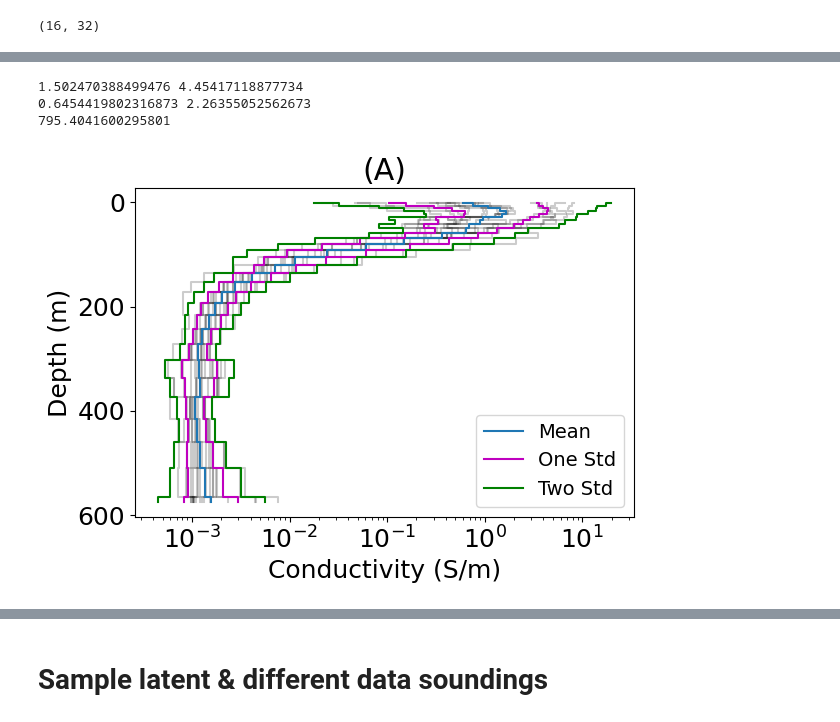
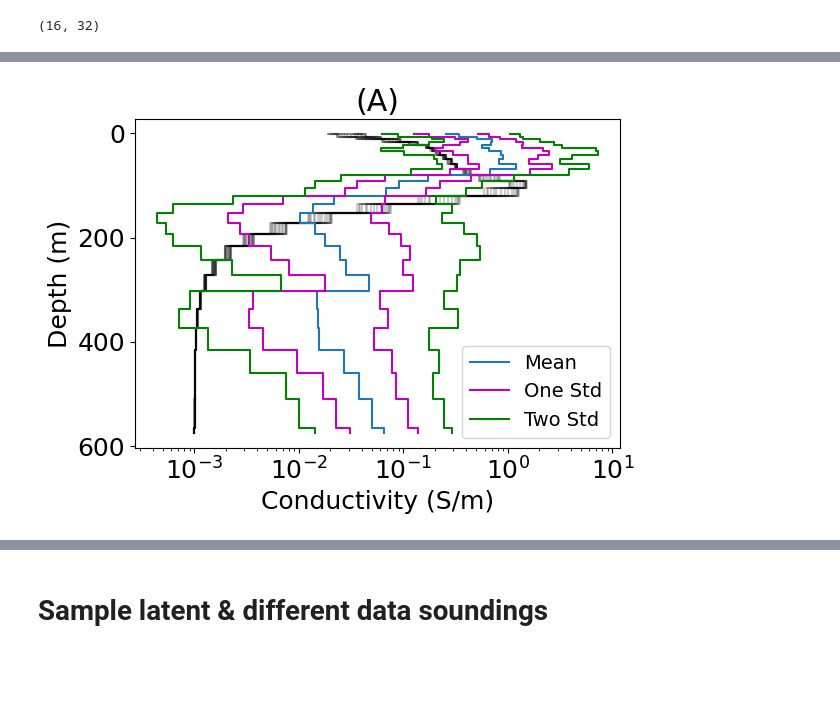
Before and after one commit to sarafhirsch/EM-CVAE-Graduate_Research, a Jupyter notebook: MT_64_Updated.ipynb, the cells around one changed output, grey strips where cells are left out. Drawn from its saved outputs; the diff is of its cells as text; code cells hidden in the pictures; blank space fills up the shorter version.

```diff
--- a/MT_64_Updated.ipynb
+++ b/MT_64_Updated.ipynb
@@ -421,7 +421,7 @@ network = vae.CVAE(depths,
                    norm_pad=norm_pad,
                    data_std=0.1,
                    model_std=.01,
-                   beta_vae=4,
+                   beta_vae=0.1,
                    model_loss_type='mae',
                    data_loss_type='mae'
                   )
@@ -662,9 +662,9 @@ network = vae.CVAE(depths,
 #                    model_std=model_std,
                    model_std=model_std_vec.reshape(1, -1, 1),
                    latent_dim=20,
-                   beta_vae=0.01,
-                   model_loss_type='mae',
-                   data_loss_type='mae'
+                   beta_vae=0.1,
+                   model_loss_type='mse',
+                   data_loss_type='mse'
                   )
 
 # double check forward model
@@ -1304,48 +1384,43 @@ plt.show()
 # %%
-import numpy as np
+true_models2 = np.squeeze(true_test1)
+
 mean_cond2 = np.mean(zmd2_logs,axis=0)
-mean_true_cond2 = np.mean(true_test1, axis=0)
+# mean_true_cond2 = np.mean(true_models2, axis=0)
 std_cond = np.std(zmd2_logs,axis=0)
 # print(std_cond)
 # print(mean_cond2)
 
-true_models2 = np.squeeze(true_test1)
+# mae2_log = mean_absolute_error(true_models2, zmd2_logs)
+# mse2_log = mean_squared_error(true_models2, zmd2_logs)
 
-mae2_log = mean_absolute_error(true_models2, zmd2_logs)
-mse2_log = mean_squared_error(true_models2, zmd2_logs)
+# mae2_linear = mean_absolute_error(np.exp(true_models2), np.exp(zmd2_logs))
+# mse2_linear = mean_squared_error(np.exp(true_models2), np.exp(zmd2_logs))
 
-mae2_linear = mean_absolute_error(np.exp(true_models2), np.exp(zmd2_logs))
-mse2_linear = mean_squared_error(np.exp(true_models2), np.exp(zmd2_logs))
+# percent_error2 = mean_absolute_percentage_error(np.exp(true_models2), np.exp(zmd2_logs))
 
-percent_error2 = mean_absolute_percentage_error(np.exp(true_models2), np.exp(zmd2_logs))
-
-print(mae2_log, mse2_log)
-print(mae2_linear, mse2_linear)
-print(percent_error2)
+# print(mae2_log, mse2_log)
+# print(mae2_linear, mse2_linear)
+# print(percent_error2)
-# %% [output]
-1.502470388499476 4.45417118877734
-0.6454419802316873 2.26355052562673
-795.4041600295801
 # %%
 fig, ax = plt.subplots()
-for log in zmd2_logs:
+for log in true_models2:
     ax.plot(np.exp(log[:-2]), plot_depths[:-2],drawstyle='steps-post', c='k', alpha=0.2)
 ax.plot(np.exp(mean_cond2[:-2]), plot_depths[:-2], drawstyle='steps-post',label='Mean')
 ax.plot(np.exp(mean_cond2[:-2]+std_cond[:-2]),plot_depths[:-2], drawstyle='steps-post', c='m', label="One Std")
 ax.plot(np.exp(mean_cond2[:-2]-std_cond[:-2]), plot_depths[:-2], drawstyle='steps-post', c='m')
 ax.plot(np.exp(mean_cond2[:-2]+2*std_cond[:-2]), plot_depths[:-2], drawstyle='steps-post', c='g', label= 'Two Std') # type: ignore
 ax.plot(np.exp(mean_cond2[:-2]-2*std_cond[:-2]), plot_depths[:-2], drawstyle='steps-post', c='g')
 # ax.plot(true_test1[1],plot_depths, c='orange', label = 'True Mean')
 ax.invert_yaxis()
 ax.axes.set_xlabel("Conductivity (S/m)")
 ax.axes.set_ylabel("Depth (m)")
 ax.axes.set_xscale('log')
 # ax.axes.set_xlim(1e-1, 1e3)
 ax.axes.set_title('(A)')
 ax.axes.legend(fontsize=14)
 
 plt.tight_layout()
 plt.savefig('Preliminary_generated_plots_mean&2std.jpg')
 plt.show()
 # %% [output]
-[figure, old version]
+[figure, new version]
```
Also changed, not shown: parts of 44 cells of this notebook, 12 other files.
